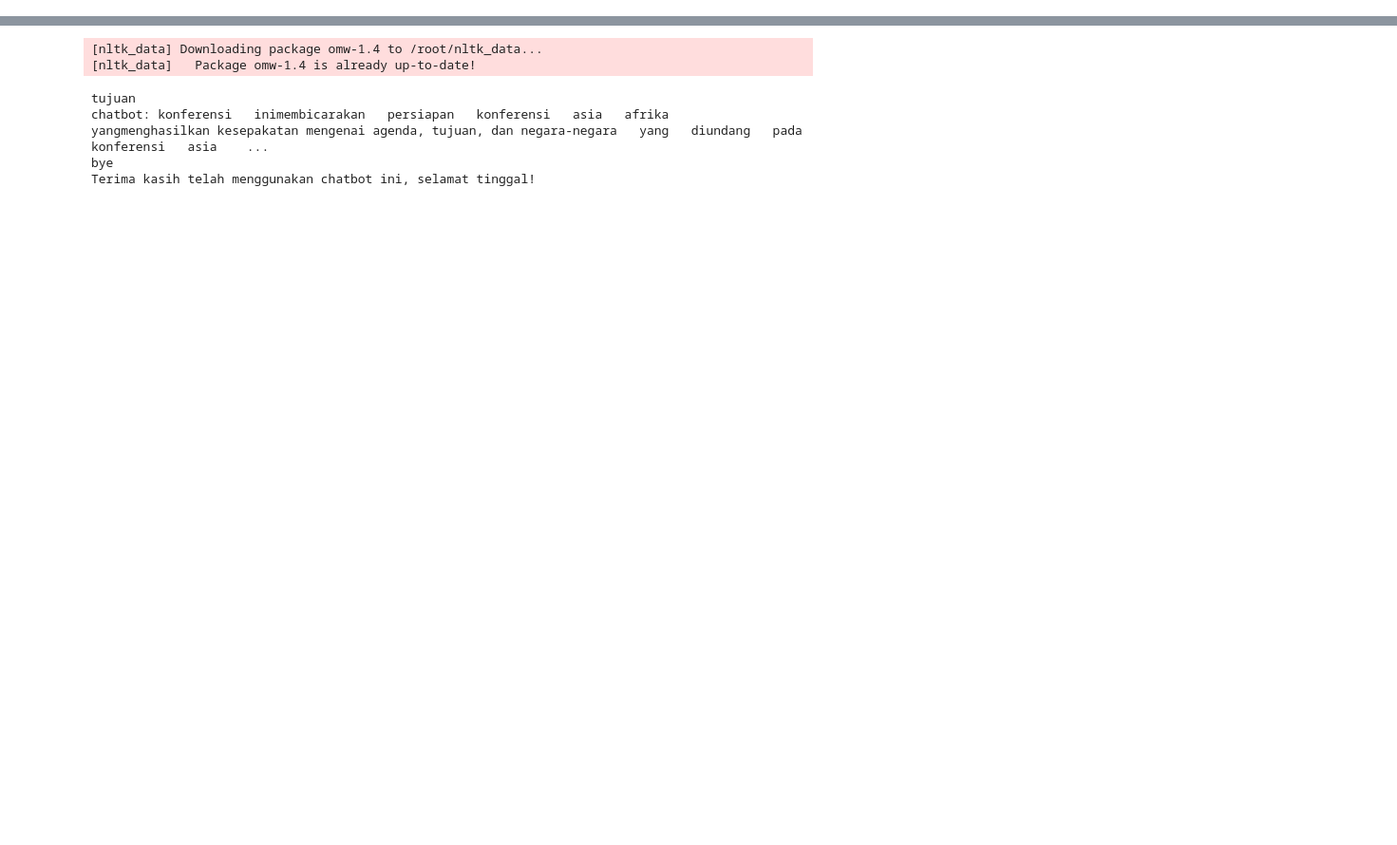
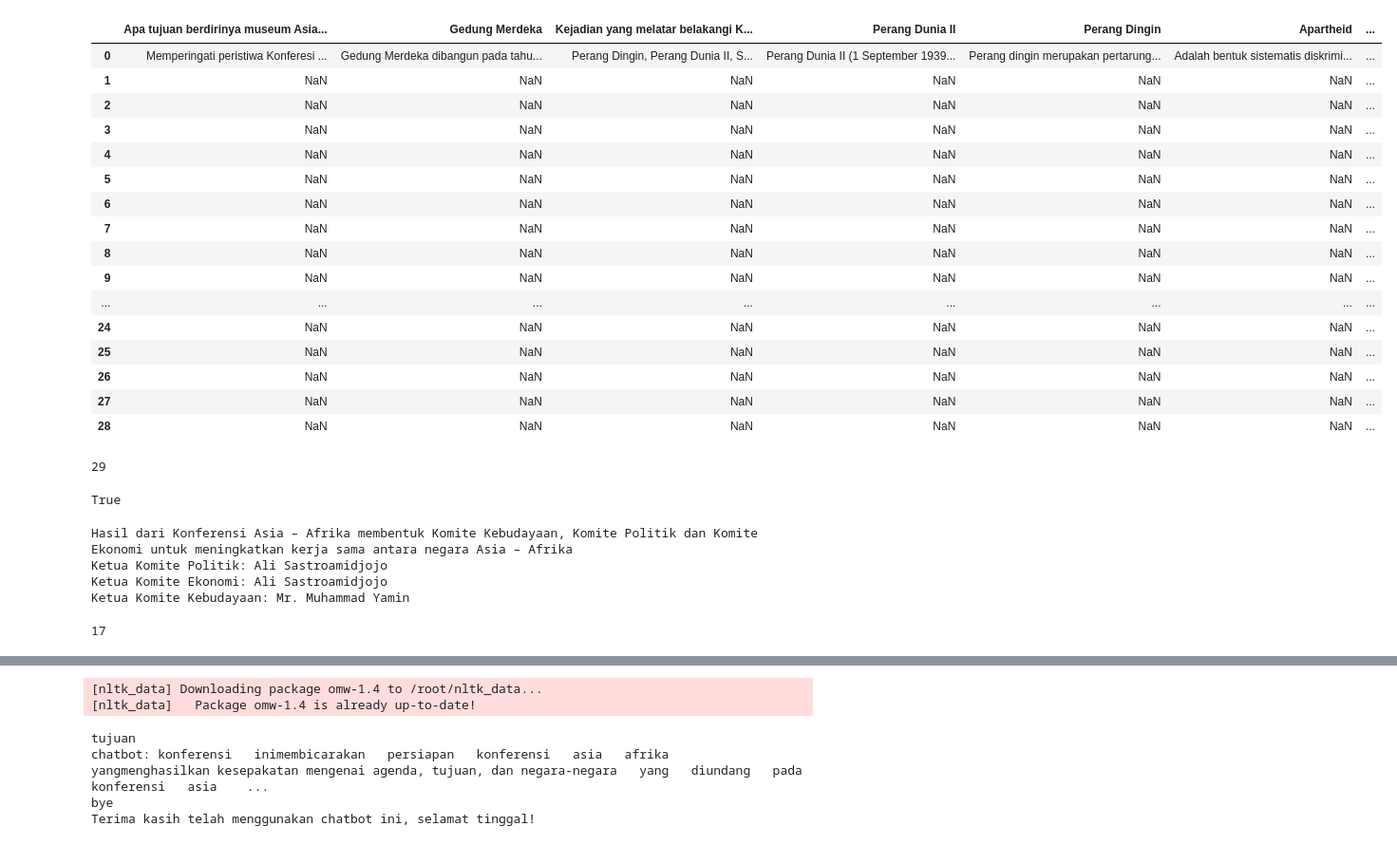
Before and after one commit to syifnrl/PA_Orbit, a Jupyter notebook: Chatbot_Word2Vec.ipynb, the cells around one changed output, grey strips where cells are left out. Shown: that part at 95% size. Saved outputs shown, nothing was run; the diff lists cells and outputs as text; code cells hidden in the pictures; blank space fills up the shorter version.

```diff
--- a/Chatbot_Word2Vec.ipynb
+++ b/Chatbot_Word2Vec.ipynb
@@ -81,0 +42,45 @@ word_token[:5]
+# %%
+data_objek = pd.read_csv('/content/Dataset_Objek_Museum.csv', delimiter=';')
+df_objek = pd.DataFrame(data_objek)
+df_objek
+# %% [output]
+|  | Apa tujuan berdirinya museum Asia... | Gedung Merdeka | Kejadian yang melatar belakangi K... | Perang Dunia II | Perang Dingin | Apartheid | ... |
+| 0 | Memperingati peristiwa Konferesi ... | Gedung Merdeka dibangun pada tahu... | Perang Dingin, Perang Dunia II, S... | Perang Dunia II (1 September 1939... | Perang dingin merupakan pertarung... | Adalah bentuk sistematis diskrimi... | ... |
+| 1 | NaN | NaN | NaN | NaN | NaN | NaN | ... |
+| 2 | NaN | NaN | NaN | NaN | NaN | NaN | ... |
+| 3 | NaN | NaN | NaN | NaN | NaN | NaN | ... |
+| 4 | NaN | NaN | NaN | NaN | NaN | NaN | ... |
+| 5 | NaN | NaN | NaN | NaN | NaN | NaN | ... |
+| 6 | NaN | NaN | NaN | NaN | NaN | NaN | ... |
+| 7 | NaN | NaN | NaN | NaN | NaN | NaN | ... |
+| 8 | NaN | NaN | NaN | NaN | NaN | NaN | ... |
+| 9 | NaN | NaN | NaN | NaN | NaN | NaN | ... |
+| ... | ... | ... | ... | ... | ... | ... | ... |
+| 24 | NaN | NaN | NaN | NaN | NaN | NaN | ... |
+| 25 | NaN | NaN | NaN | NaN | NaN | NaN | ... |
+| 26 | NaN | NaN | NaN | NaN | NaN | NaN | ... |
+| 27 | NaN | NaN | NaN | NaN | NaN | NaN | ... |
+| 28 | NaN | NaN | NaN | NaN | NaN | NaN | ... |
+# %%
+len(df_objek[df_pertanyaan.iloc[0]])
+# %% [output]
+29
+# %%
+df_objek[df_pertanyaan.iloc[9]].isnull().values.any()
+# %% [output]
+True
+# %%
+for i in range (0, len(df_objek[df_pertanyaan.iloc[16]])):
+  if df_objek.loc[i, df_pertanyaan.iloc[16]].isnull().values:
+    break
+  else:
+    print(df_objek.at[i, df_pertanyaan.at[16, 'Topik']])
+# %% [output]
+Hasil dari Konferensi Asia – Afrika membentuk Komite Kebudayaan, Komite Politik dan Komite Ekonomi untuk meningkatkan kerja sama antara negara Asia – Afrika
+Ketua Komite Politik: Ali Sastroamidjojo
+Ketua Komite Ekonomi: Ali Sastroamidjojo
+Ketua Komite Kebudayaan: Mr. Muhammad Yamin
+# %%
+len(df_pertanyaan)
+# %% [output]
+17
```
Also changed, not shown: parts of 13 cells of this notebook.
